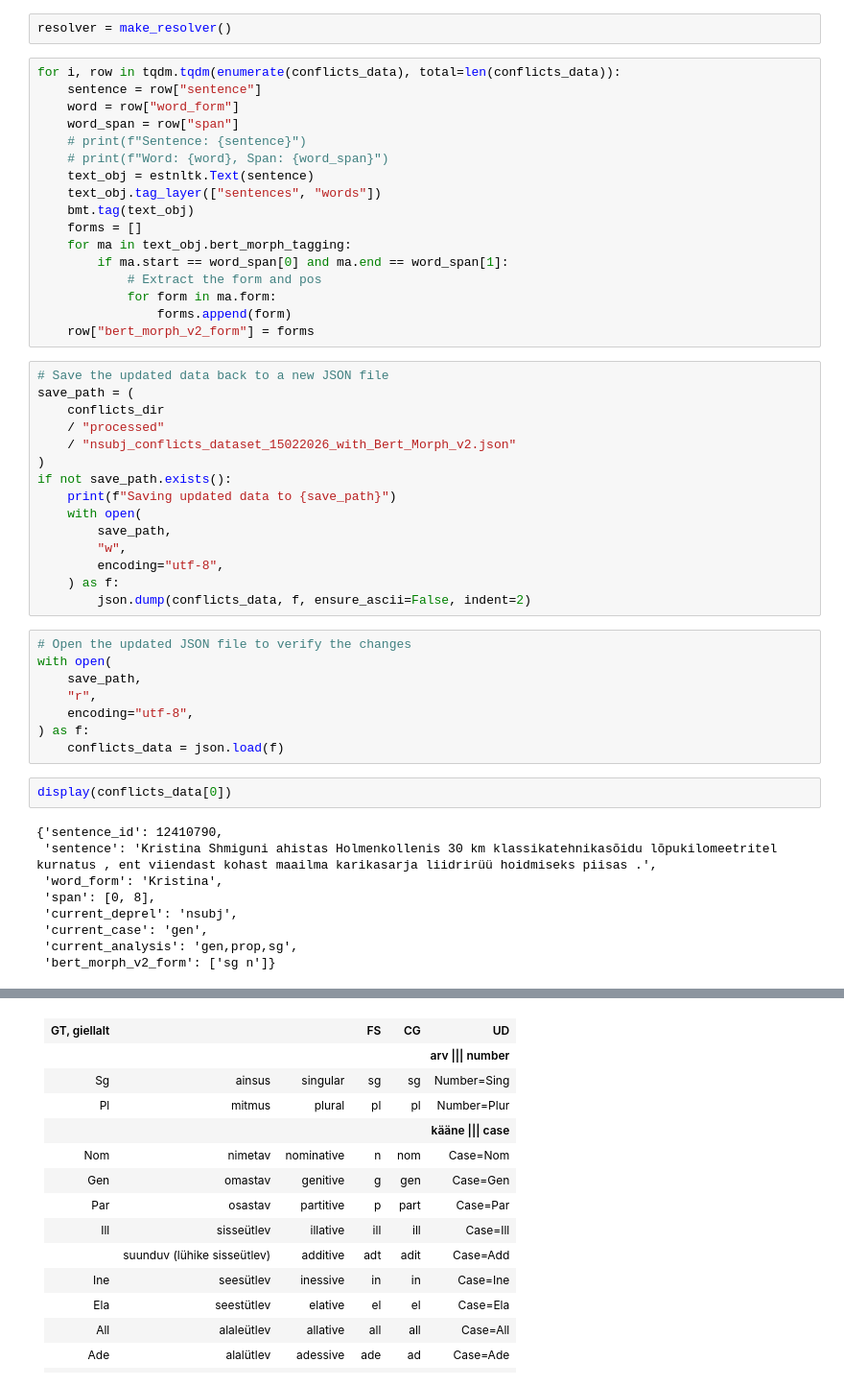
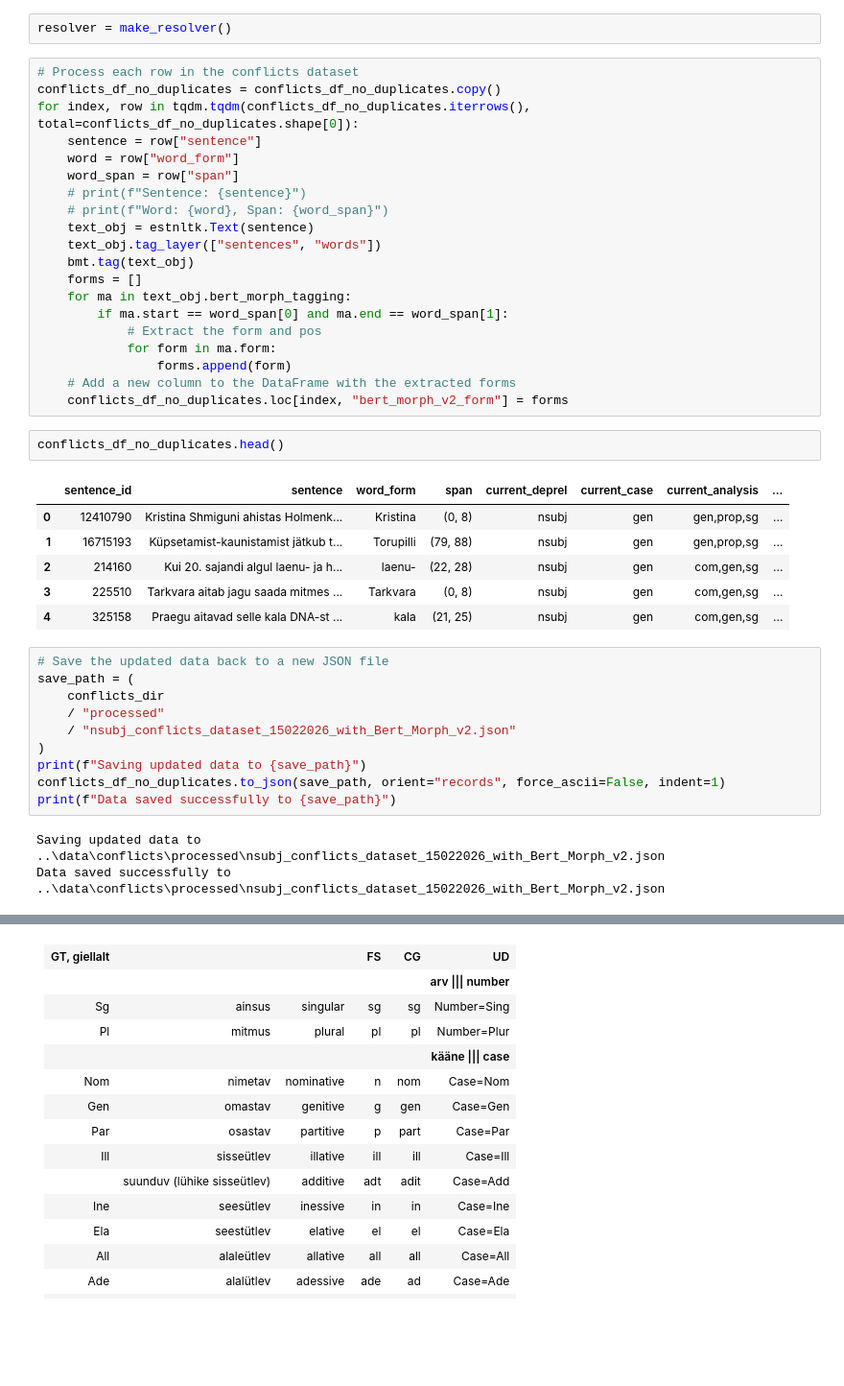
Before and after one commit to SanderSaska/EstNLTK_model_training, a Jupyter notebook: notebooks/inspecting_morphsyntax_conflicts.ipynb, the cells around one changed output, grey strips where cells are left out. Shown at 96% size. Drawn from its saved outputs; the diff is of its cells as text; blank space fills up the shorter version.

```diff
--- a/notebooks/inspecting_morphsyntax_conflicts.ipynb
+++ b/notebooks/inspecting_morphsyntax_conflicts.ipynb
@@ -61,7 +117,9 @@ with open(
 # %%
 resolver = make_resolver()
 # %%
-for i, row in tqdm.tqdm(enumerate(conflicts_data), total=len(conflicts_data)):
+# Process each row in the conflicts dataset
+conflicts_df_no_duplicates = conflicts_df_no_duplicates.copy()
+for index, row in tqdm.tqdm(conflicts_df_no_duplicates.iterrows(), total=conflicts_df_no_duplicates.shape[0]):
     sentence = row["sentence"]
     word = row["word_form"]
     word_span = row["span"]
@@ -76,7 +134,17 @@ for i, row in tqdm.tqdm(enumerate(conflicts_data), total=len(conflicts_data)):
             # Extract the form and pos
             for form in ma.form:
                 forms.append(form)
-    row["bert_morph_v2_form"] = forms
+    # Add a new column to the DataFrame with the extracted forms
+    conflicts_df_no_duplicates.loc[index, "bert_morph_v2_form"] = forms
+# %%
+conflicts_df_no_duplicates.head()
+# %% [output]
+|  | sentence_id | sentence | word_form | span | current_deprel | current_case | current_analysis | ... |
+| 0 | 12410790 | Kristina Shmiguni ahistas Holmenk... | Kristina | (0, 8) | nsubj | gen | gen,prop,sg | ... |
+| 1 | 16715193 | Küpsetamist-kaunistamist jätkub t... | Torupilli | (79, 88) | nsubj | gen | gen,prop,sg | ... |
+| 2 | 214160 | Kui 20. sajandi algul laenu- ja h... | laenu- | (22, 28) | nsubj | gen | com,gen,sg | ... |
+| 3 | 225510 | Tarkvara aitab jagu saada mitmes ... | Tarkvara | (0, 8) | nsubj | gen | com,gen,sg | ... |
+| 4 | 325158 | Praegu aitavad selle kala DNA-st ... | kala | (21, 25) | nsubj | gen | com,gen,sg | ... |
 # %%
 # Save the updated data back to a new JSON file
 save_path = (
@@ -84,30 +152,9 @@ save_path = (
     / "processed"
     / "nsubj_conflicts_dataset_15022026_with_Bert_Morph_v2.json"
 )
-if not save_path.exists():
-    print(f"Saving updated data to {save_path}")
-    with open(
-        save_path,
-        "w",
-        encoding="utf-8",
-    ) as f:
-        json.dump(conflicts_data, f, ensure_ascii=False, indent=2)
+print(f"Saving updated data to {save_path}")
+conflicts_df_no_duplicates.to_json(save_path, orient="records", force_ascii=False, indent=1)
+print(f"Data saved successfully to {save_path}")
+# %% [output]
+Saving updated data to ..\data\conflicts\processed\nsubj_conflicts_dataset_15022026_with_Bert_Morph_v2.json
+Data saved successfully to ..\data\conflicts\processed\nsubj_conflicts_dataset_15022026_with_Bert_Morph_v2.json
-# %%
-# Open the updated JSON file to verify the changes
-with open(
-    save_path,
-    "r",
-    encoding="utf-8",
-) as f:
-    conflicts_data = json.load(f)
-# %%
-display(conflicts_data[0])
-# %% [output]
-{'sentence_id': 12410790,
- 'sentence': 'Kristina Shmiguni ahistas Holmenkollenis 30 km klassikatehnikasõidu lõpukilomeetritel kurnatus , ent viiendast kohast maailma karikasarja liidrirüü hoidmiseks piisas .',
- 'word_form': 'Kristina',
- 'span': [0, 8],
- 'current_deprel': 'nsubj',
- 'current_case': 'gen',
- 'current_analysis': 'gen,prop,sg',
- 'bert_morph_v2_form': ['sg n']}
```
Also changed, not shown: parts of 18 cells of this notebook.
